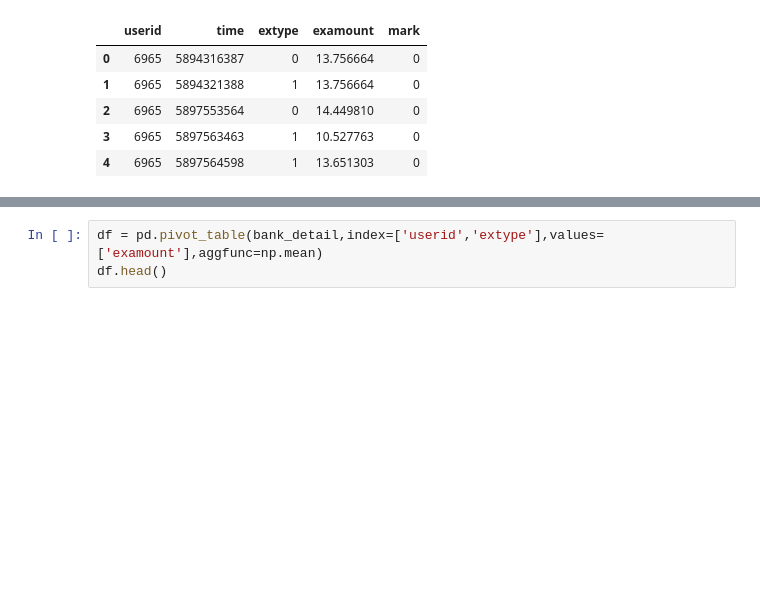
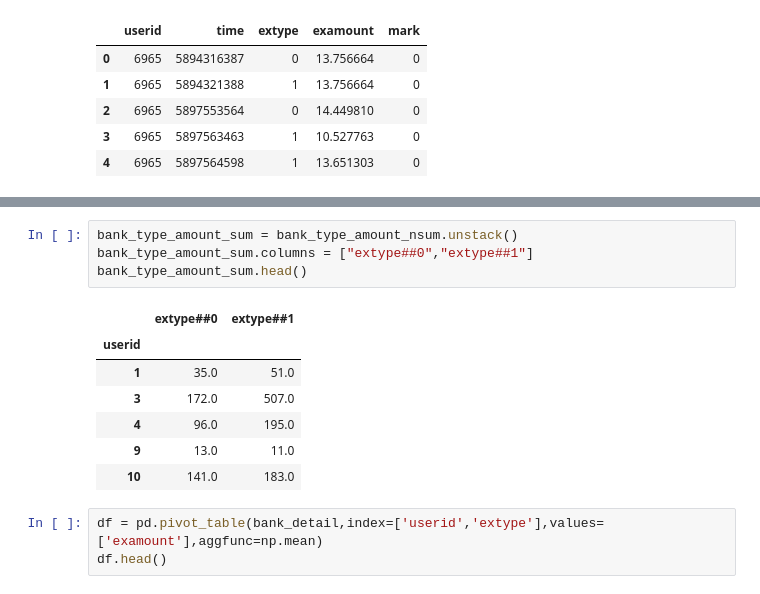
Before and after one commit to hadoop73/sklearn, a Jupyter notebook: predict_risk/feature/bank_detail.ipynb, the cells around one changed output, grey strips where cells are left out. Cells and saved outputs as stored; diff of their text form; blank space fills up the shorter version.

```diff
--- a/predict_risk/feature/bank_detail.ipynb
+++ b/predict_risk/feature/bank_detail.ipynb
@@ -20,3 +44,15 @@ bank_detail.head()
+# %%
+bank_type_amount_sum = bank_type_amount_nsum.unstack()
+bank_type_amount_sum.columns = ["extype##0","extype##1"]
+bank_type_amount_sum.head()
+# %% [output]
+|  | extype##0 | extype##1 |
+| userid |  |  |
+| 1 | 35.0 | 51.0 |
+| 3 | 172.0 | 507.0 |
+| 4 | 96.0 | 195.0 |
+| 9 | 13.0 | 11.0 |
+| 10 | 141.0 | 183.0 |
 # %%
 df = pd.pivot_table(bank_detail,index=['userid','extype'],values=['examount'],aggfunc=np.mean)
 df.head()
```
Also changed, not shown: parts of 4 cells of this notebook, 13 other files.
